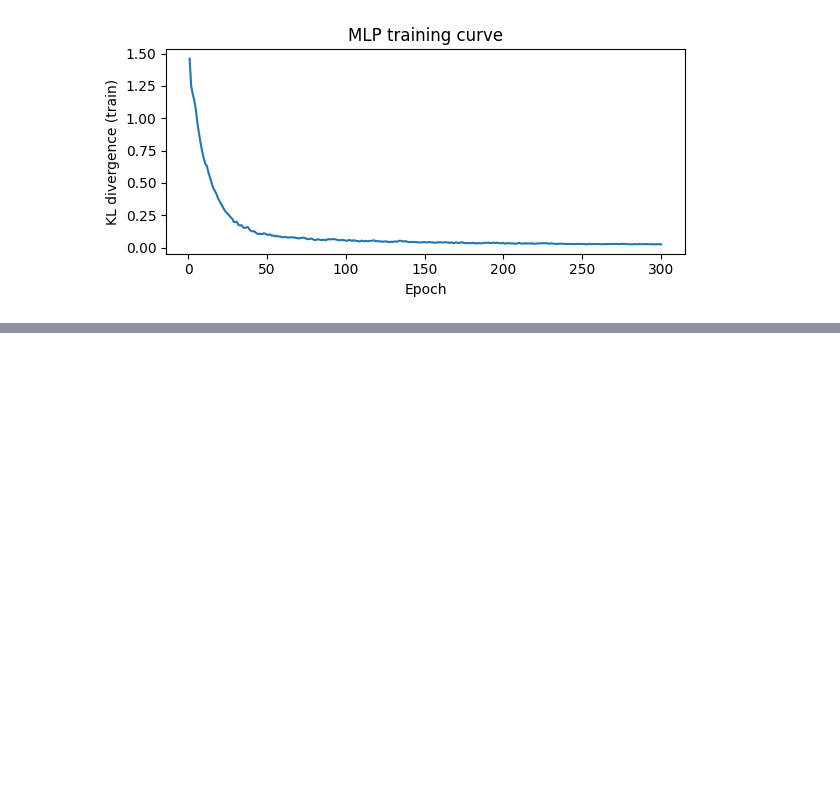
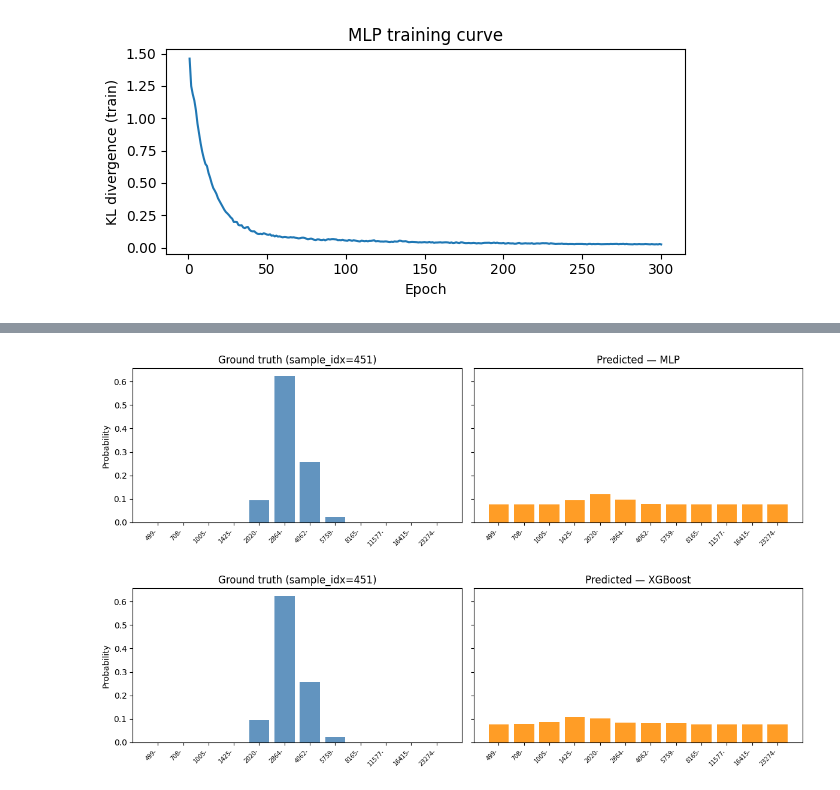
Before and after one commit to SumitNawathe/cmsc828g-proj, a Jupyter notebook: len_pred/pred/length_dist/len_dist_classify.ipynb, the cells around one changed output, grey strips where cells are left out. Saved outputs shown, nothing was run; the diff lists cells and outputs as text; code cells hidden in the pictures; blank space fills up the shorter version.

```diff
--- a/len_pred/pred/length_dist/len_dist_classify.ipynb
+++ b/len_pred/pred/length_dist/len_dist_classify.ipynb
@@ -399,0 +617,8 @@ MLP                     5754.0925 0.3740
+# %%
+_sid = _test_set_sample_idx_order()
+index = 66
+plot_length_dist_by_sample_idx(_sid[index], "MLP")           # default model
+plot_length_dist_by_sample_idx(_sid[index], "XGBoost")
+# %% [output]
+[figure, added]
+[figure, added]
```
Also changed, not shown: parts of 9 cells of this notebook, 3 other files.
